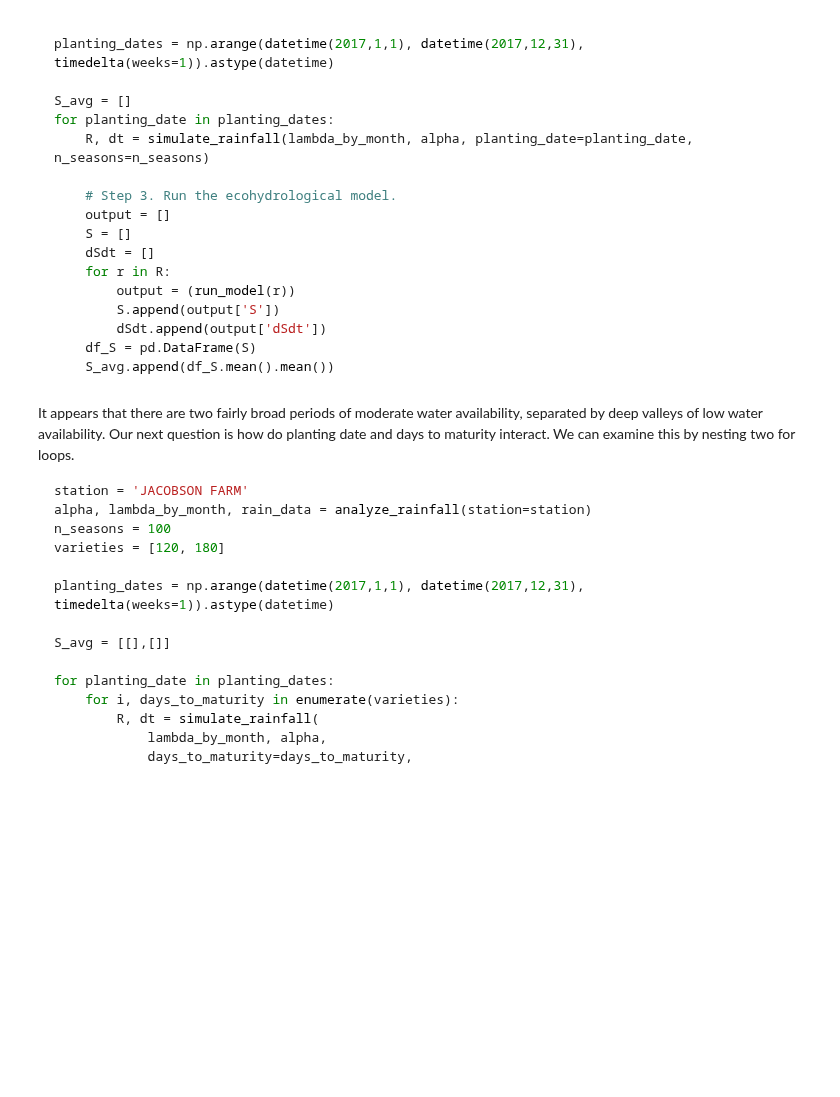
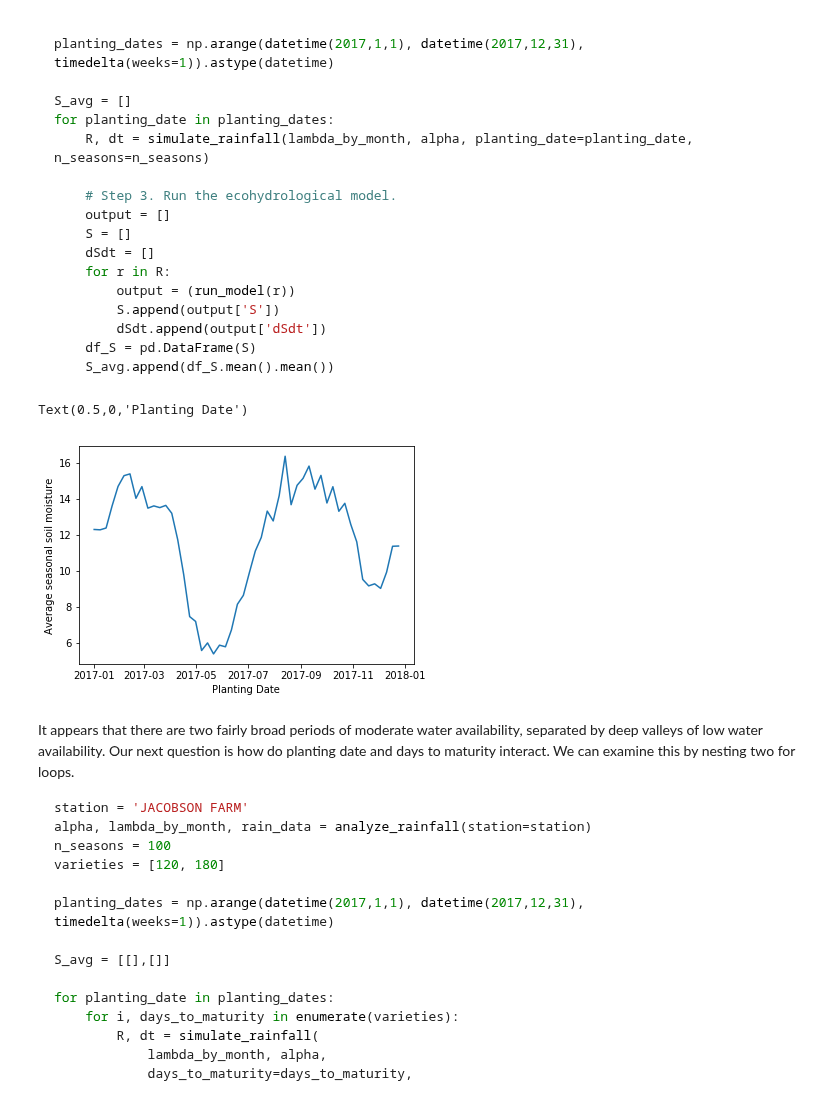
Before and after one commit to ecohydro/RidgeToReef, a Jupyter notebook: chapters/Chapter 3.ipynb, the cells around one changed output. Saved outputs shown, nothing was run; the diff lists cells and outputs as text; code cells hidden in the pictures; blank space fills up the shorter version.

```diff
--- a/chapters/Chapter 3.ipynb
+++ b/chapters/Chapter 3.ipynb
@@ -434,27 +452,32 @@ for planting_date in planting_dates:
 # %%
 station = 'JACOBSON FARM'
 alpha, lambda_by_month, rain_data = analyze_rainfall(station=station)
-n_seasons = 100
+n_seasons = 200
 days_to_maturity = 150
 
 planting_dates = np.arange(datetime(2017,1,1), datetime(2017,12,31), timedelta(weeks=1)).astype(datetime)
 
 S_avg = []
 for planting_date in planting_dates:
     R, dt = simulate_rainfall(lambda_by_month, alpha, planting_date=planting_date, n_seasons=n_seasons)
 
     # Step 3. Run the ecohydrological model.
     output = []
     S = []
     dSdt = []
     for r in R:
         output = (run_model(r))
         S.append(output['S'])
         dSdt.append(output['dSdt'])
     df_S = pd.DataFrame(S)
     S_avg.append(df_S.mean().mean())
 
 plt.plot(planting_dates,S_avg)
+plt.ylabel('Average seasonal soil moisture')
+plt.xlabel('Planting Date')
+# %% [output]
+Text(0.5,0,'Planting Date')
+[figure, added]
 # %% [markdown]
 It appears that there are two fairly broad periods of moderate water availability, separated by deep valleys of low water availability. Our next question is how do planting date and days to maturity interact. We can examine this by nesting two for loops.
 
```
Also changed, not shown: parts of 11 cells of this notebook.
